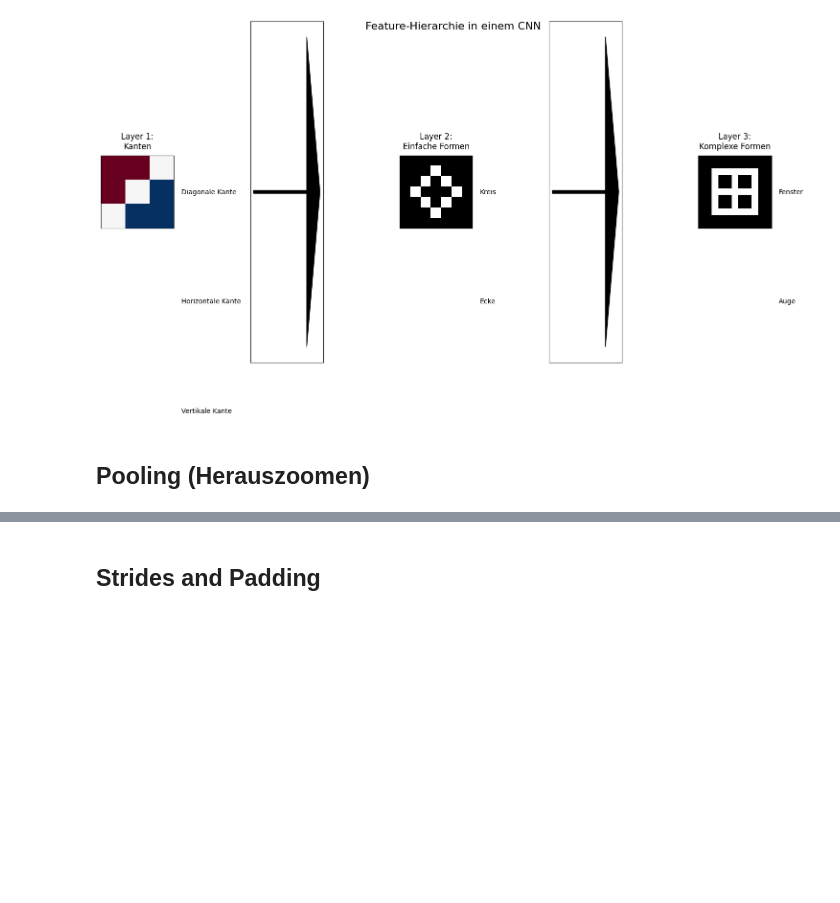
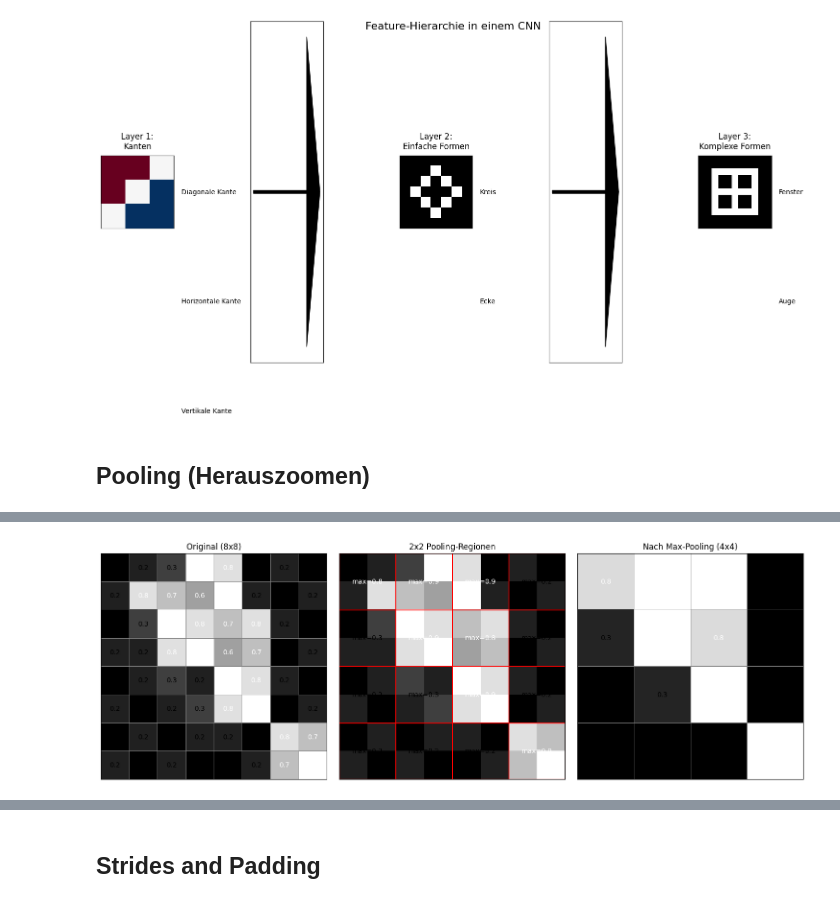
Before and after one commit to mrs-curi0sity/ki-fuer-marie, a Jupyter notebook: episodes/02-fortgeschrittene-konzepte-neuronaler-netze/code/neural_networks.ipynb, the cells around one changed output, grey strips where cells are left out. Cells and saved outputs as stored; diff of their text form; code cells hidden in the pictures; blank space fills up the shorter version.

```diff
--- a/episodes/02-fortgeschrittene-konzepte-neuronaler-netze/code/neural_networks.ipynb
+++ b/episodes/02-fortgeschrittene-konzepte-neuronaler-netze/code/neural_networks.ipynb
@@ -808,0 +875,70 @@ create_feature_hierarchy_visualization()
+# %%
+import numpy as np
+import matplotlib.pyplot as plt
+
+def create_pooling_visualization():
+   # Erstelle ein 8x8 "Bild" mit verschiedenen Werten zwischen 0 und 1
+   np.random.seed(42)  # Für Reproduzierbarkeit
+   original = np.array([
+       [0.1, 0.2, 0.3, 0.9, 0.8, 0.1, 0.2, 0.1],
+       [0.2, 0.8, 0.7, 0.6, 0.9, 0.2, 0.1, 0.2],
+       [0.1, 0.3, 0.9, 0.8, 0.7, 0.8, 0.2, 0.1],
+       [0.2, 0.2, 0.8, 0.9, 0.6, 0.7, 0.1, 0.2],
+       [0.1, 0.2, 0.3, 0.2, 0.9, 0.8, 0.2, 0.1],
+       [0.2, 0.1, 0.2, 0.3, 0.8, 0.9, 0.1, 0.2],
+       [0.1, 0.2, 0.1, 0.2, 0.2, 0.1, 0.8, 0.7],
+       [0.2, 0.1, 0.2, 0.1, 0.1, 0.2, 0.7, 0.9]
+   ])
+
+   # Pooling simulieren (2x2 Max-Pooling)
+   pooled = np.zeros((4, 4))
+   for i in range(0, 8, 2):
+       for j in range(0, 8, 2):
+           pooled[i//2, j//2] = np.max(original[i:i+2, j:j+2])
+
+   # Visualisierung
+   fig, axes = plt.subplots(1, 3, figsize=(15, 5))
+
+   # Original mit Grid
+   axes[0].imshow(original, cmap='gray')
+   axes[0].set_title('Original (8x8)')
+   # Zeichne Grid und Werte
+   for i in range(8):
+       for j in range(8):
+           axes[0].axhline(y=i-0.5, color='gray', linewidth=0.5)
+           axes[0].axvline(x=j-0.5, color='gray', linewidth=0.5)
+           axes[0].text(j, i, f'{original[i,j]:.1f}', ha='center', va='center',
+                       color='white' if original[i,j] > 0.5 else 'black')
+
+   # Zeige 2x2 Pooling-Regionen
+   axes[1].imshow(original, cmap='gray')
+   axes[1].set_title('2x2 Pooling-Regionen')
+   for i in range(0, 8, 2):
+       for j in range(0, 8, 2):
+           axes[1].add_patch(plt.Rectangle((j-0.5, i-0.5), 2, 2, fill=False, color='red'))
+           max_val = np.max(original[i:i+2, j:j+2])
+           axes[1].text(j+0.5, i+0.5, f'max={max_val:.1f}',
+                       ha='center', va='center',
+                       color='white' if max_val > 0.5 else 'black')
+
+   # Gepooltes Ergebnis
+   axes[2].imshow(pooled, cmap='gray')
+   axes[2].set_title('Nach Max-Pooling (4x4)')
+   for i in range(4):
+       for j in range(4):
+           axes[2].axhline(y=i-0.5, color='gray', linewidth=0.5)
+           axes[2].axvline(x=j-0.5, color='gray', linewidth=0.5)
+           axes[2].text(j, i, f'{pooled[i,j]:.1f}', ha='center', va='center',
+                       color='white' if pooled[i,j] > 0.5 else 'black')
+
+   # Entferne Achsenbeschriftungen
+   for ax in axes:
+       ax.set_xticks([])
+       ax.set_yticks([])
+
+   plt.tight_layout()
+   plt.show()
+
+create_pooling_visualization()
+# %% [output]
+[figure, added]
```
Also changed, not shown: parts of 7 cells of this notebook, 3 other files.
